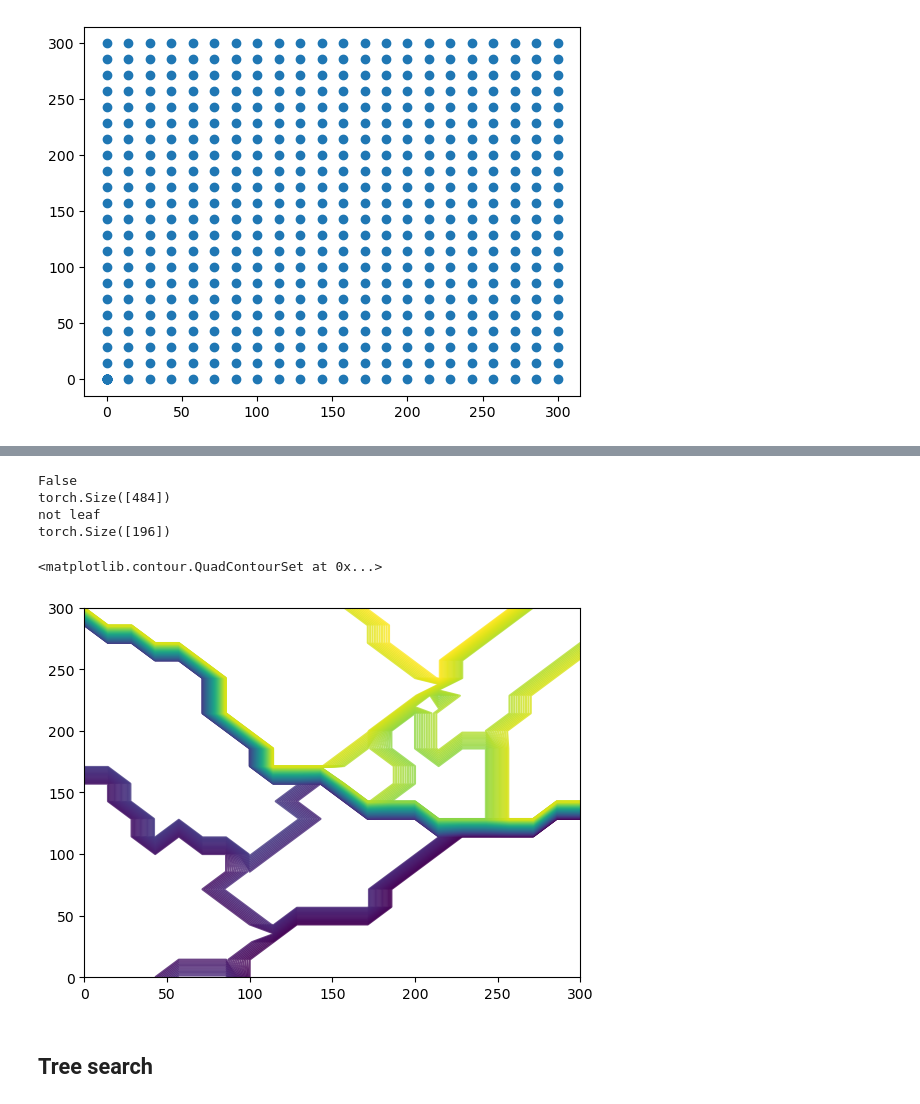
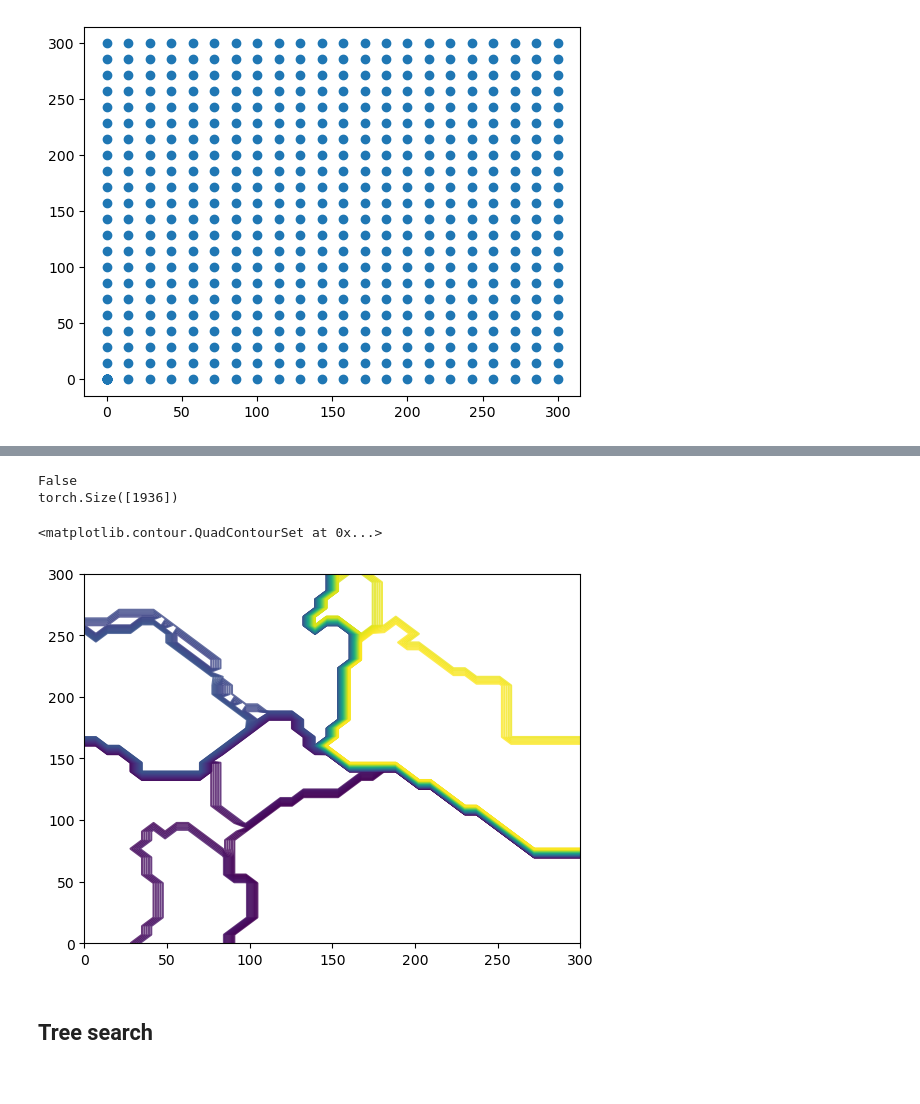
Before and after one commit to PRigas96/GeoCluster, a Jupyter notebook: class.ipynb, the cells around one changed output, grey strips where cells are left out. Saved outputs shown, nothing was run; the diff lists cells and outputs as text; code cells hidden in the pictures.

```diff
--- a/class.ipynb
+++ b/class.ipynb
@@ -198,7 +198,7 @@ print(f"The percentage of correct predictions is {(num_of_correct_predictions /
 import numpy as np
 import matplotlib.pyplot as plt
 
-nop =  500
+nop =  2000
 random_p = torch.zeros(nop, 2)
 x_lim = [0,300]
 y_lim = [0,300]
@@ -250,39 +341,38 @@ for i in range(k):
         pred = node.children[i].student(qp)
         _, z_ = torch.max(pred, 1)
         max_z = torch.max(z)
         #print(max_z)
         index = z==i
         z[index] = (i+1)*max_z + z_ + 1
         #print(torch.max(z))
         for j in range(k):
             node_flag = node.children[i].children[j].isLeaf()
             qp = infer_points
             if not node_flag:
                 print("not leaf")
                 qp = infer_points[index]
                 pred = node.children[i].children[j].student(qp)
                 _, z__ = torch.max(pred, 1)
                 max_z_ = torch.max(z)
                 print(z__.shape)
 
                 index_ = z[index] == (i+1)*max_z + j + 1
                 #index_ = z[z[index]==(i+1)*max_z + z_ + 1] == j
-                z[index] += (j+1)*max_z + z__ + 1
+                z[index] = (j+1)*max_z + z__ + 1
 # do a contour plot of the predictions
 x = np.linspace(0-e, 300+e, num)
 y = np.linspace(0-e, 300+e, num)
 X, Y = np.meshgrid(x, y)
-Z = z.reshape(X.shape)
+z_new = z
+Z = z_new.reshape(X.shape)
 plt.contour(Y,X, Z, cmap='viridis',levels=200, alpha=0.8)
 # also plot the centroids
 #plt.scatter(qp[:,0], qp[:,1], c=z_, s=10)
 # %% [output]
 False
-torch.Size([484])
-not leaf
-torch.Size([196])
+torch.Size([1936])
 <matplotlib.contour.QuadContourSet at 0x...>
-[figure, old version]
+[figure, new version]
 # %% [markdown]
 ##  Tree search
 # %%
```
Also changed, not shown: parts of 4 cells of this notebook.
